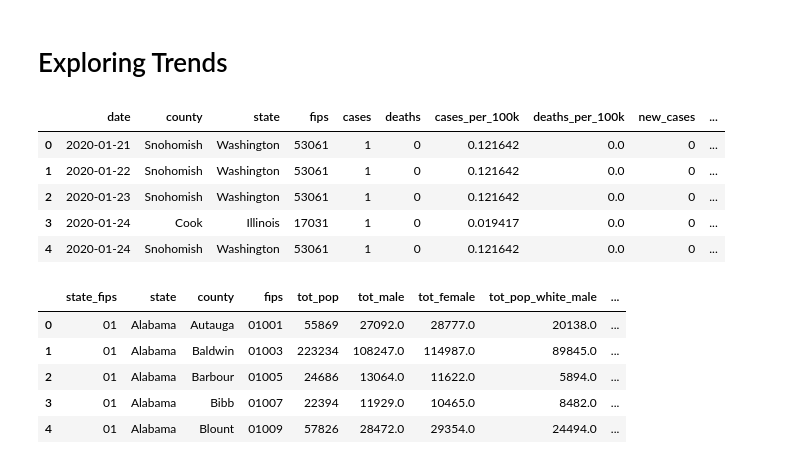
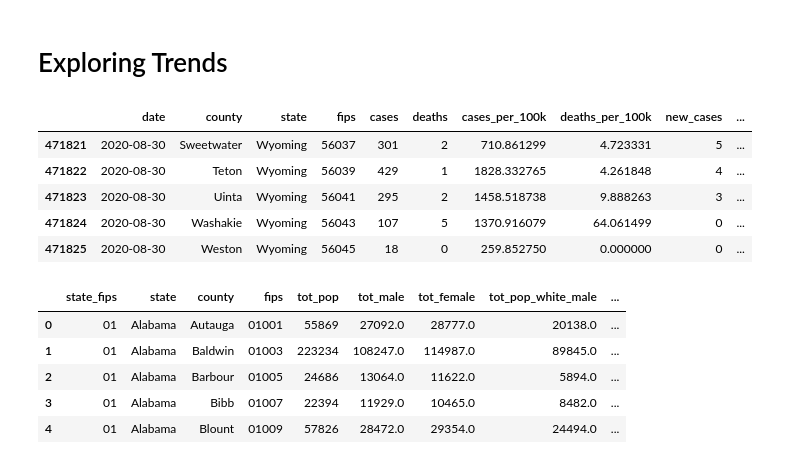
Before and after one commit to jydiw/covid-19-data, a Jupyter notebook: notebooks/4_county scatterplots.ipynb, the cells around one changed output. Drawn from its saved outputs; the diff is of its cells as text; code cells hidden in the pictures.

```diff
--- a/notebooks/4_county scatterplots.ipynb
+++ b/notebooks/4_county scatterplots.ipynb
@@ -65,14 +65,14 @@ def optimize(df):
 # %%
 with open('../data/processed/nyt_df.p', 'rb') as f:
     nyt_df = pickle.load(f)
-nyt_df.head()
+nyt_df.tail()
 # %% [output]
 |  | date | county | state | fips | cases | deaths | cases_per_100k | deaths_per_100k | new_cases | ... |
-| 0 | 2020-01-21 | Snohomish | Washington | 53061 | 1 | 0 | 0.121642 | 0.0 | 0 | ... |
-| 1 | 2020-01-22 | Snohomish | Washington | 53061 | 1 | 0 | 0.121642 | 0.0 | 0 | ... |
-| 2 | 2020-01-23 | Snohomish | Washington | 53061 | 1 | 0 | 0.121642 | 0.0 | 0 | ... |
-| 3 | 2020-01-24 | Cook | Illinois | 17031 | 1 | 0 | 0.019417 | 0.0 | 0 | ... |
-| 4 | 2020-01-24 | Snohomish | Washington | 53061 | 1 | 0 | 0.121642 | 0.0 | 0 | ... |
+| 471821 | 2020-08-30 | Sweetwater | Wyoming | 56037 | 301 | 2 | 710.861299 | 4.723331 | 5 | ... |
+| 471822 | 2020-08-30 | Teton | Wyoming | 56039 | 429 | 1 | 1828.332765 | 4.261848 | 4 | ... |
+| 471823 | 2020-08-30 | Uinta | Wyoming | 56041 | 295 | 2 | 1458.518738 | 9.888263 | 3 | ... |
+| 471824 | 2020-08-30 | Washakie | Wyoming | 56043 | 107 | 5 | 1370.916079 | 64.061499 | 0 | ... |
+| 471825 | 2020-08-30 | Weston | Wyoming | 56045 | 18 | 0 | 259.852750 | 0.000000 | 0 | ... |
 # %%
 with open('../data/processed/info_df.p', 'rb') as f:
     info_df = pickle.load(f)
```
Also changed, not shown: parts of 8 cells of this notebook, 2 other files.
